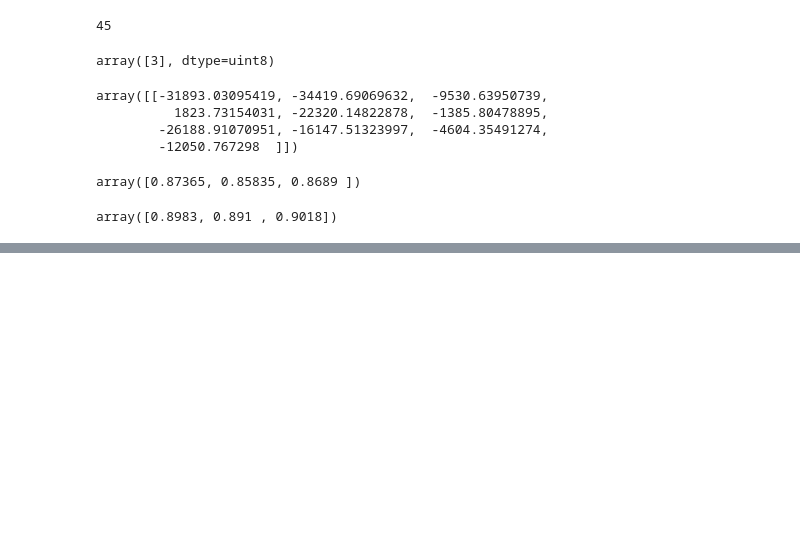
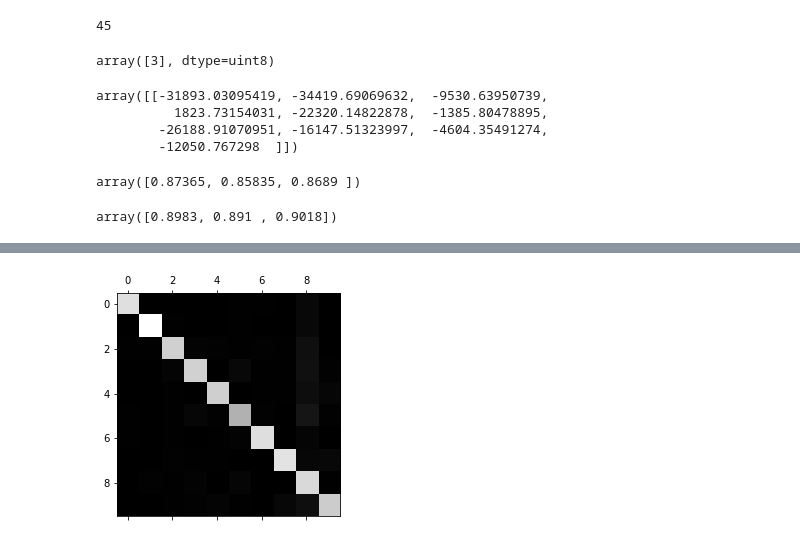
Before and after one commit to divisha-sunny/HandWritingClassification, a Jupyter notebook: code.ipynb, the cells around one changed output, grey strips where cells are left out. Saved outputs shown, nothing was run; the diff lists cells and outputs as text; code cells hidden in the pictures; blank space fills up the shorter version.

```diff
--- a/code.ipynb
+++ b/code.ipynb
@@ -436,0 +449,9 @@ conf_mx
+# %%
+#Thats lot of numbers, so its convenient to loot at an image representation
+
+plt.matshow(conf_mx, cmap=plt.cm.gray)
+plt.show()
+
+#Confusion matrix looks pretty good, since most images are on the mail diagonal, which means that they were classified correctly.
+# %% [output]
+[figure, added]
```
Also changed, not shown: parts of 8 cells of this notebook.
